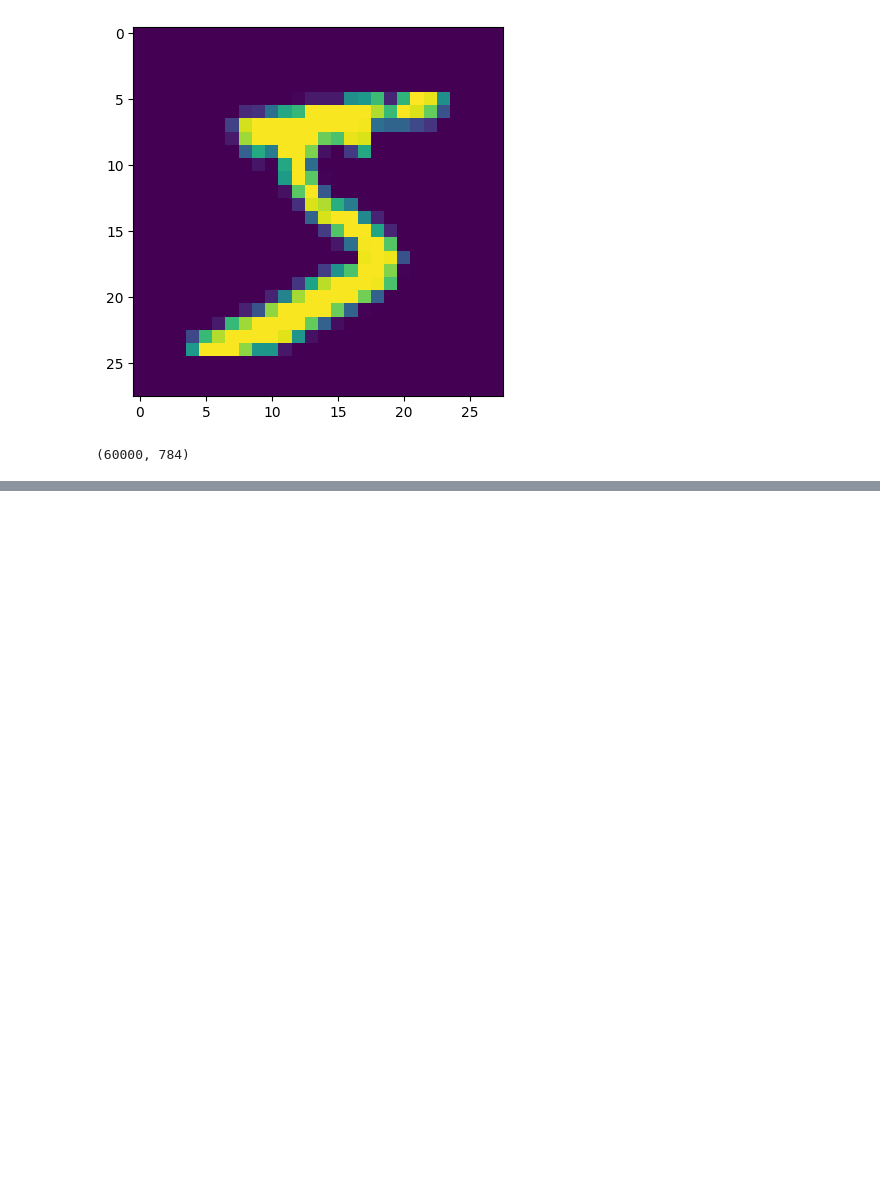
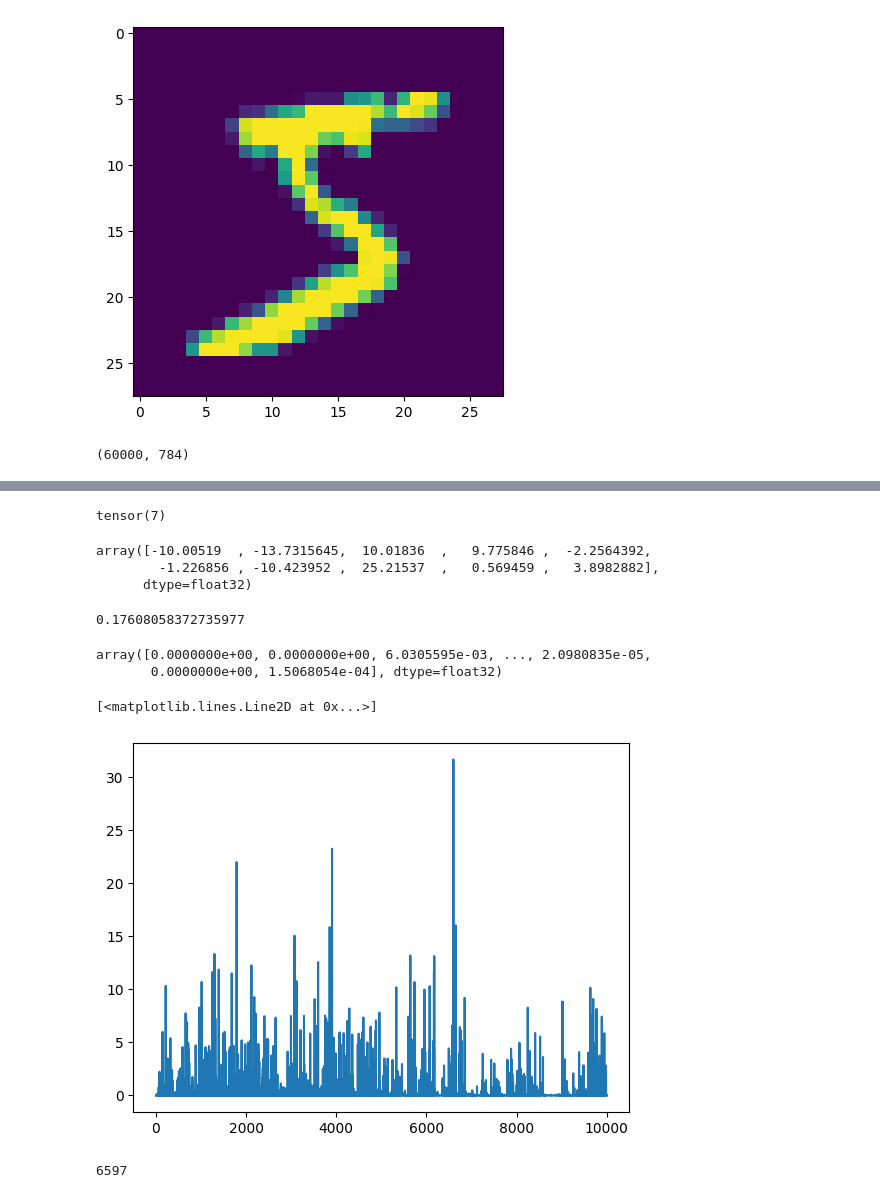
Before and after one commit to Xue10/neural-networks-practice, a Jupyter notebook: mnist.ipynb, the cells around one changed output, grey strips where cells are left out. Cells and saved outputs as stored; diff of their text form; code cells hidden in the pictures; blank space fills up the shorter version.

```diff
--- a/mnist.ipynb
+++ b/mnist.ipynb
@@ -103,0 +110,15 @@ plt.plot(accs)
+# %%
+l1 = np.zeros((784, 128), dtype=np.float32)
+l2 = np.zeros((128, 10), dtype=np.float32)
+# %%
+l1[:] = model.l1.weight.detach().numpy().transpose()
+l2[:] = model.l2.weight.detach().numpy().transpose()
+# %%
+# numpy forward pass
+def forward(x):
+    x = x.dot(l1)
+    x = np.maximum(0, x)
+    x = x.dot(l2)
+    return x
+Y_test_pred_out = forward(X_test.numpy())
+Y_test_pred = np.argmax(Y_test_pred_out, axis=1)
@@ -103,0 +138,36 @@ plt.plot(accs)
+# %%
+Y_test[0]
+# %% [output]
+tensor(7)
+# %%
+Y_test_pred_out[0]
+# %% [output]
+array([-10.00519  , -13.7315645,  10.01836  ,   9.775846 ,  -2.2564392,
+        -1.226856 , -10.423952 ,  25.21537  ,   0.569459 ,   3.8982882],
+      dtype=float32)
+# %%
+loss = 0
+size = Y_test.shape[0]
+for i in range(size):
+    loss += -Y_test_pred_out[i, Y_test[i]] + np.log(np.exp(Y_test_pred_out[i]).sum())
+loss /= size
+print(loss)
+# %% [output]
+0.17608058372735977
+# %%
+size = Y_test_pred_out.shape[0]
+ret = -Y_test_pred_out[range(size), Y_test] + np.log(np.exp(Y_test_pred_out).sum(axis=1))
+# %%
+ret
+# %% [output]
+array([0.0000000e+00, 0.0000000e+00, 6.0305595e-03, ..., 2.0980835e-05,
+       0.0000000e+00, 1.5068054e-04], dtype=float32)
+# %%
+plt.plot(ret)
+# %% [output]
+[<matplotlib.lines.Line2D at 0x...>]
+[figure, added]
+# %%
+np.argmax(ret)
+# %% [output]
+6597
```
Also changed, not shown: parts of 16 cells of this notebook.
